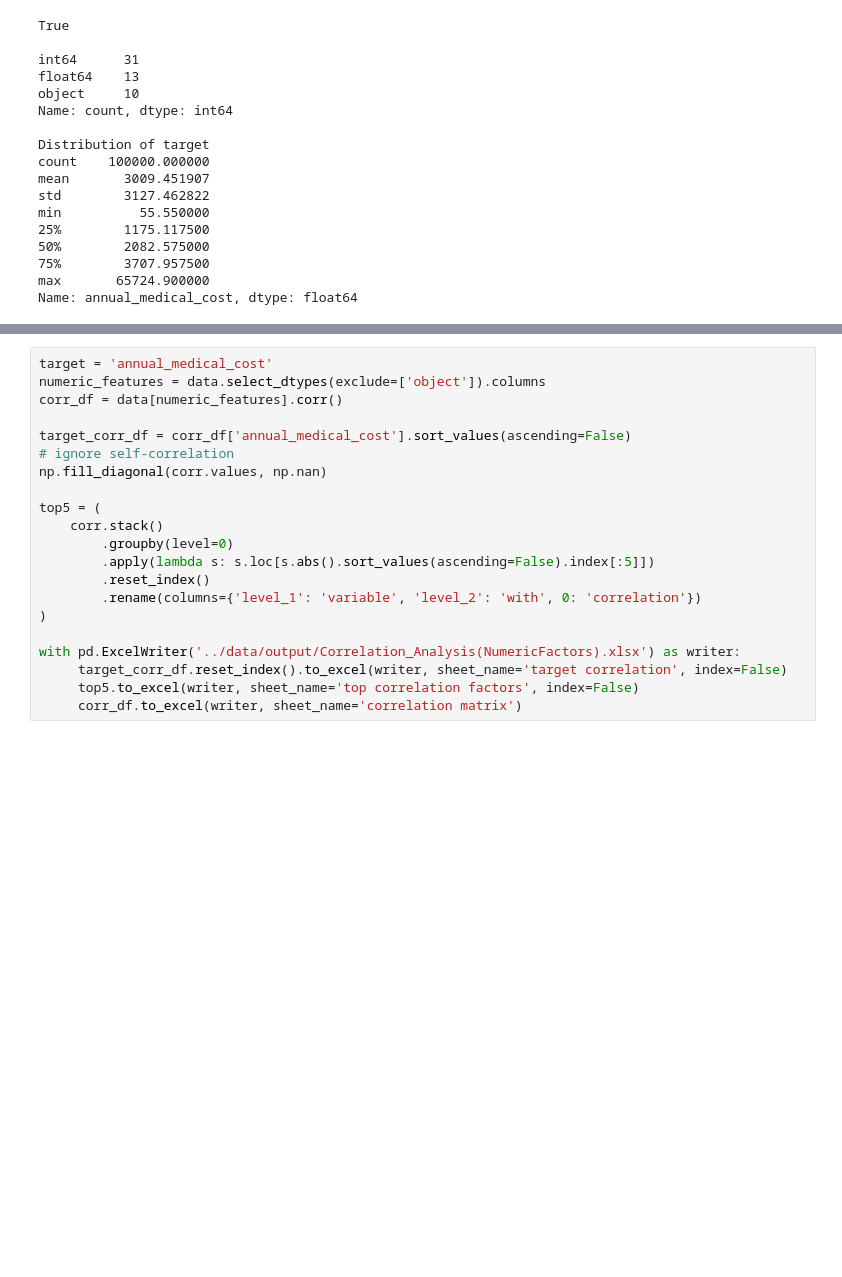
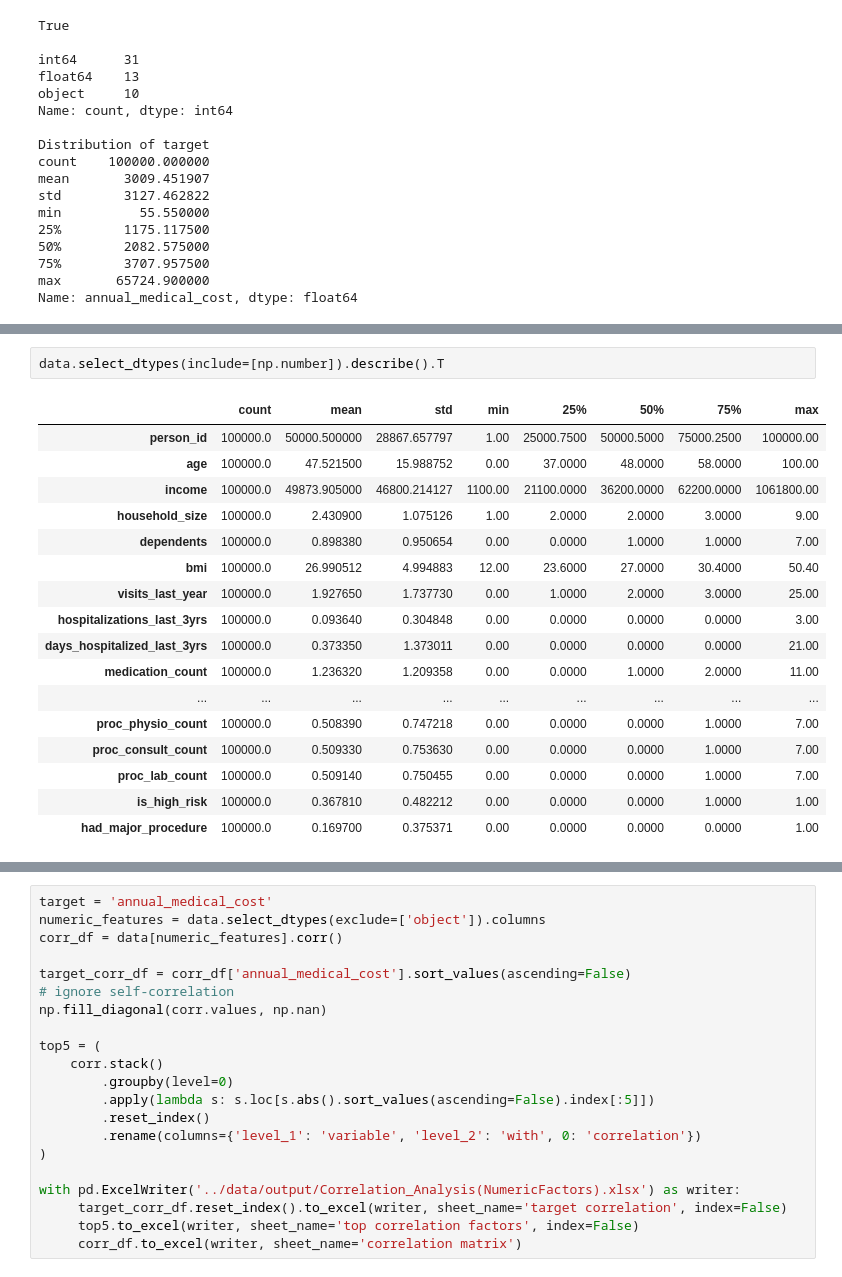
Before and after one commit to viveksolanki216/ML-Zoomcamp, a Jupyter notebook: MidTermProject/src/02_EDA.ipynb, the cells around one changed output, grey strips where cells are left out. Saved outputs shown, nothing was run; the diff lists cells and outputs as text; blank space fills up the shorter version.

```diff
--- a/MidTermProject/src/02_EDA.ipynb
+++ b/MidTermProject/src/02_EDA.ipynb
@@ -68 +133,21 @@ Saved profiling report to: ../data/output/profile_report.html
+# %%
+data.select_dtypes(include=[np.number]).describe().T
+# %% [output]
+|  | count | mean | std | min | 25% | 50% | 75% | max |
+| person_id | 100000.0 | 50000.500000 | 28867.657797 | 1.00 | 25000.7500 | 50000.5000 | 75000.2500 | 100000.00 |
+| age | 100000.0 | 47.521500 | 15.988752 | 0.00 | 37.0000 | 48.0000 | 58.0000 | 100.00 |
+| income | 100000.0 | 49873.905000 | 46800.214127 | 1100.00 | 21100.0000 | 36200.0000 | 62200.0000 | 1061800.00 |
+| household_size | 100000.0 | 2.430900 | 1.075126 | 1.00 | 2.0000 | 2.0000 | 3.0000 | 9.00 |
+| dependents | 100000.0 | 0.898380 | 0.950654 | 0.00 | 0.0000 | 1.0000 | 1.0000 | 7.00 |
+| bmi | 100000.0 | 26.990512 | 4.994883 | 12.00 | 23.6000 | 27.0000 | 30.4000 | 50.40 |
+| visits_last_year | 100000.0 | 1.927650 | 1.737730 | 0.00 | 1.0000 | 2.0000 | 3.0000 | 25.00 |
+| hospitalizations_last_3yrs | 100000.0 | 0.093640 | 0.304848 | 0.00 | 0.0000 | 0.0000 | 0.0000 | 3.00 |
+| days_hospitalized_last_3yrs | 100000.0 | 0.373350 | 1.373011 | 0.00 | 0.0000 | 0.0000 | 0.0000 | 21.00 |
+| medication_count | 100000.0 | 1.236320 | 1.209358 | 0.00 | 0.0000 | 1.0000 | 2.0000 | 11.00 |
+| ... | ... | ... | ... | ... | ... | ... | ... | ... |
+| proc_physio_count | 100000.0 | 0.508390 | 0.747218 | 0.00 | 0.0000 | 0.0000 | 1.0000 | 7.00 |
+| proc_consult_count | 100000.0 | 0.509330 | 0.753630 | 0.00 | 0.0000 | 0.0000 | 1.0000 | 7.00 |
+| proc_lab_count | 100000.0 | 0.509140 | 0.750455 | 0.00 | 0.0000 | 0.0000 | 1.0000 | 7.00 |
+| is_high_risk | 100000.0 | 0.367810 | 0.482212 | 0.00 | 0.0000 | 0.0000 | 1.0000 | 1.00 |
+| had_major_procedure | 100000.0 | 0.169700 | 0.375371 | 0.00 | 0.0000 | 0.0000 | 0.0000 | 1.00 |
 # %% [markdown]
```
Also changed, not shown: parts of 11 cells of this notebook, 3 other files.
